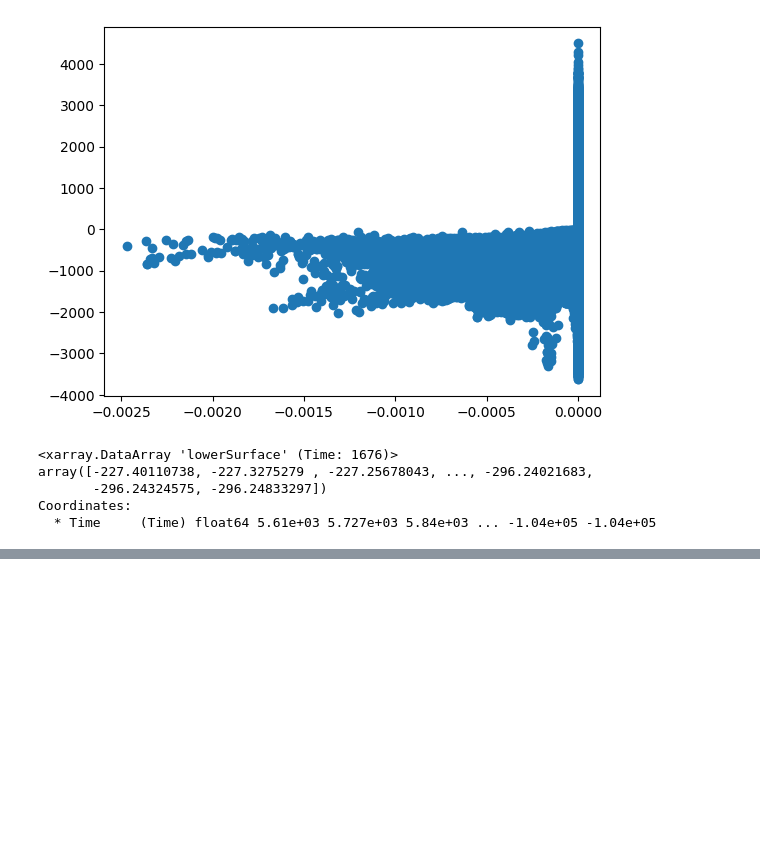
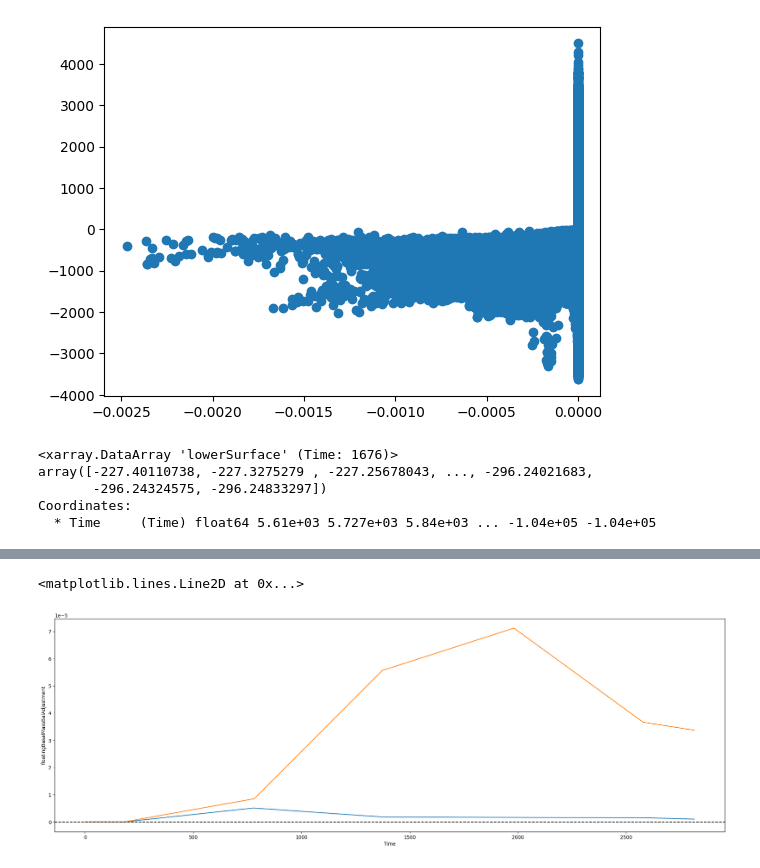
Before and after one commit to mshiv/AISLENS, a Jupyter notebook: notebooks/MALI-ISMIP6-SSP-Forcing-Trend-Generation.ipynb, the cells around one changed output, grey strips where cells are left out. Saved outputs shown, nothing was run; the diff lists cells and outputs as text; code cells hidden in the pictures; blank space fills up the shorter version.

```diff
--- a/notebooks/MALI-ISMIP6-SSP-Forcing-Trend-Generation.ipynb
+++ b/notebooks/MALI-ISMIP6-SSP-Forcing-Trend-Generation.ipynb
@@ -378,0 +430,5 @@ Coordinates:
+# %%
+DATA_DIRfinal = "/Users/smurugan9/research/aislens/AISLENS/data/processed/deterministic-trend-forcings/"
+# %%
+ds_forcing_adj_trend_ssp585 = xr.open_dataset(DATA_DIRfinal + "AIS_4to20km_r01_20220907_AISLENS-Forcing_Trend_SSP585_ts.nc")
+ds_forcing_adj_trend_ssp126 = xr.open_dataset(DATA_DIRfinal + "AIS_4to20km_r01_20220907_AISLENS-Forcing_Trend_SSP126_ts.nc")
@@ -378,0 +456,8 @@ Coordinates:
+# %%
+plt.figure(figsize=(25,8))
+ds_forcing_adj_trend_ssp126['floatingBasalMassBalAdjustment'].plot()
+ds_forcing_adj_trend_ssp585['floatingBasalMassBalAdjustment'].plot()
+plt.axhline(0, color='black', linestyle='--')
+# %% [output]
+<matplotlib.lines.Line2D at 0x...>
+[figure, added]
```
Also changed, not shown: parts of 35 cells of this notebook, 7 other files.
